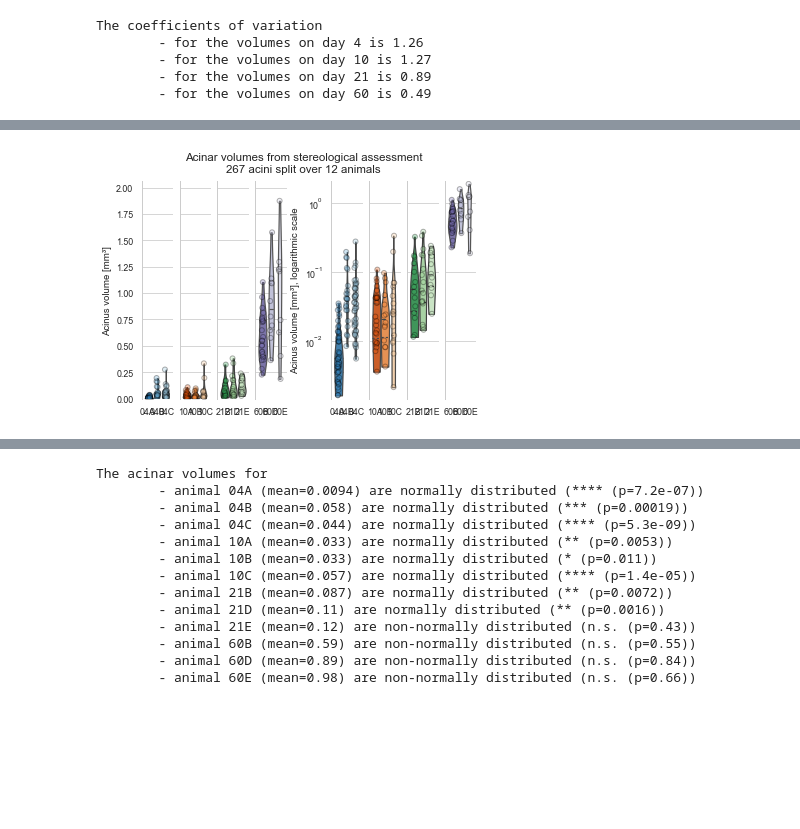
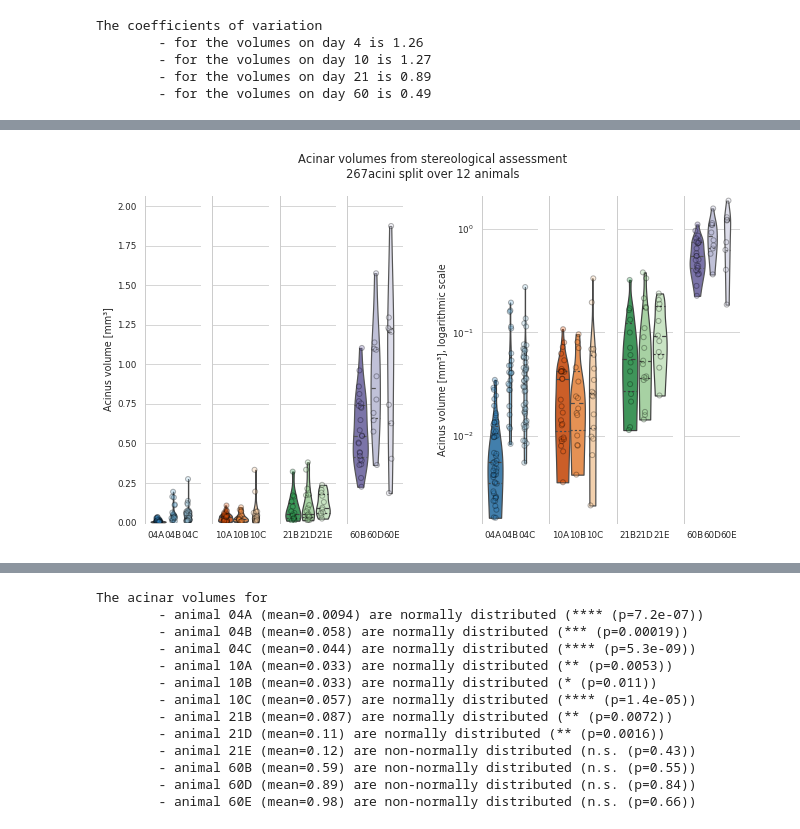
Before and after one commit to habi/acinar-analysis, a Jupyter notebook: Analysis.ipynb, the cells around one changed output, grey strips where cells are left out. Cells and saved outputs as stored; diff of their text form; code cells hidden in the pictures; blank space fills up the shorter version.

```diff
--- a/Analysis.ipynb
+++ b/Analysis.ipynb
@@ -28,10 +25,15 @@ seaborn.set_context("paper")
 # %%
 # Display all images in b&w and with no interpolation
 plt.rc('image', cmap='gray', interpolation='none')
+# Size up figures a bit
+plt.rcParams['figure.figsize'] = (16 / 1.5, 9 / 1.5)
 # Save (PNG) images with a higher DPI, since Authorea cannot import PDFs...
 plt.rcParams['savefig.dpi'] = 300
 # Despine all the plots (nearly equal to "seaborn.despine(offset=10, trim=True, bottom=True)")
-plt.rc("axes.spines", top=False, right=False, bottom=False)
+plt.rc("axes.spines",
+       top=False,
+       right=False,
+       bottom=False)
 # %% [markdown]
 Define us some functions.
 # %%
@@ -360,7 +362,8 @@ print('a significance of %s.' % significance(p_value))
 A T-test of day 60C against the others gives a difference with a significance of **** (p=8.1e-06).
 # %%
 # Based on the statiscial reasoning above, we can thus drop day 60C
-Data.drop(Data[Data['Animal'] == '60C'].index, inplace=True)
+Data.drop(Data[Data['Animal'] == '60C'].index,
+          inplace=True)
 print('After dropping day 60C, we have %s acini in our analysis' % len(Data))
 # %% [output]
 After dropping day 60C, we have 267 acini in our analysis
@@ -465,6 +487,5 @@ plt.show()
 # %%
 # Let's look at the counts from Eveline
-# As per request of Johannes we show both the linear and logarithmic plot side by side
 for c, d in enumerate(sorted(pandas.unique(Data.Day))):
     plt.subplot(1, 2* len(pandas.unique(Data.Day)) + 1, c + 1)
     bxplt = seaborn.violinplot(data=Data.loc[Data.Day == d], x='Day', y='Counts_Eveline',
@@ -511,10 +532,9 @@ for c, d in enumerate(sorted(pandas.unique(Data.Day))):
         plt.ylabel('')
         plt.gca().set_yticklabels([])
     else:
-        plt.ylabel('Number of alveoli per acinus, logarithmic scale')
-plt.suptitle('Entrance ring counts\n%s acini split over %s animals' % (len(Data),
-                                                                       len(pandas.unique(Data.Animal))))
-# seaborn.despine(offset=10, trim=True, bottom=True)
+        plt.ylabel('Number of alveoli per acinus,\nlogarithmic scale')
+plt.suptitle('Entrance ring counts\n%s acini from %s animals' % (len(Data),
+                                                                 len(pandas.unique(Data.Animal))))
 plt.savefig(os.path.join(OutputDir, 'Fig02-entrance-ring-count.png'))
 plt.show()
 # %% [output]
@@ -909,50 +1034,75 @@ Saved the volume data to Output\99f7056\authorea_volumes.csv
 # %%
 for c, d in enumerate(sorted(pandas.unique(Data.Day))):
     plt.subplot(1, 2 * len(pandas.unique(Data.Day)) + 1, c + 1)
-    bxplt = seaborn.violinplot(data=Data.loc[Data.Day == d], x='Day', y='Volume_Acinus_STEPanizer',
+    bxplt = seaborn.violinplot(data=Data.loc[Data.Day == d],
+                               x='Day',
+                               y='Volume_Acinus_STEPanizer',
                                hue='Animal',
                                hue_order=sorted(pandas.unique(Data.loc[Data.Day == d]['Animal'])),
-                               palette=ourpalette, cut=0, inner='quartiles')
-    swrmplt = seaborn.stripplot(data=Data.loc[Data.Day == d], x='Day', y='Volume_Acinus_STEPanizer', hue='Animal', jitter=True,
+                               palette=ourpalette,
+                               cut=0,
+                               inner='quartiles')
+    swrmplt = seaborn.stripplot(data=Data.loc[Data.Day == d],
+                                x='Day',
+                                y='Volume_Acinus_STEPanizer',
+                                hue='Animal',
+                                jitter=True,
                                 hue_order=sorted(pandas.unique(Data.loc[Data.Day == d]['Animal'])),
-                                dodge=True, linewidth=1,
-                                palette=ourpalette, edgecolor='k', alpha=0.309)
+                                dodge=True,
+                                linewidth=1,
+                                palette=ourpalette,
+                                edgecolor='k',
+                                alpha=0.309)
     plt.gca().get_legend().remove()
     plt.ylim([0, 1.1 * Data.Volume_Acinus_STEPanizer.max()])
-    plt.xticks(numpy.arange(-0.3, 0.6, 0.3), sorted(Data[Data.Day==d].Animal.unique()))
+    plt.xticks(numpy.arange(-0.3, 0.6, 0.3),
+               sorted(Data[Data.Day==d].Animal.unique()))
     plt.xlabel('')
     if c:
         plt.ylabel('')
         plt.gca().set_yticklabels([])
     else:
         plt.ylabel('Acinus volume [mm³]')
     plt.subplot(1, 2 * len(pandas.unique(Data.Day)) + 1, len(pandas.unique(Data.Day)) + c + 2)
-    bxplt = seaborn.violinplot(data=Data.loc[Data.Day == d], x='Day', y='Volume_Acinus_STEPanizer',
+    bxplt = seaborn.violinplot(data=Data.loc[Data.Day == d],
+                               x='Day',
+                               y='Volume_Acinus_STEPanizer',
                                hue='Animal',
                                hue_order=sorted(pandas.unique(Data.loc[Data.Day == d]['Animal'])),
-                               palette=ourpalette, cut=0, inner='quartiles')
-    swrmplt = seaborn.stripplot(data=Data.loc[Data.Day == d], x='Day', y='Volume_Acinus_STEPanizer', hue='Animal', jitter=True,
+                               palette=ourpalette,
+                               cut=0,
+                               inner='quartiles')
+    swrmplt = seaborn.stripplot(data=Data.loc[Data.Day == d],
+                                x='Day',
+                                y='Volume_Acinus_STEPanizer',
+                                hue='Animal',
+                                jitter=True,
                                 hue_order=sorted(pandas.unique(Data.loc[Data.Day == d]['Animal'])),
-                                dodge=True, linewidth=1,
-                                palette=ourpalette, edgecolor='k', alpha=0.309)
+                                dodge=True,
+                                linewidth=1,
+                                palette=ourpalette,
+                                edgecolor='k',
+                                alpha=0.309)
     plt.gca().get_legend().remove()
     plt.ylim([numpy.min(Data.Volume_Acinus_STEPanizer.min()) * 0.9,
               numpy.max(Data.Volume_Acinus_STEPanizer.max()) * 1.1])
     plt.gca().set_yscale('log')
-    plt.xticks(numpy.arange(-0.3, 0.6, 0.3), sorted(Data[Data.Day==d].Animal.unique()))
+    plt.xticks(numpy.arange(-0.3, 0.6, 0.3),
+               sorted(Data[Data.Day==d].Animal.unique()))
     plt.xlabel('')
     if c:
         plt.ylabel('')
         plt.gca().set_yticklabels([])
     else:
         plt.ylabel('Acinus volume [mm³], logarithmic scale')
-plt.suptitle('Acinar volumes from stereological assessment\n%s acini split over %s animals' % (len(Data),
-                                                                                               len(pandas.unique(Data.Animal))))
-# seaborn.despine(offset=10, trim=True, bottom=True)
-plt.savefig(os.path.join(OutputDir, 'Fig03-volumes-disector.png'))
+plt.suptitle('Acinar volumes from stereological assessment\n%s '
+             'acini split over %s animals' % (len(Data),
+                                              len(pandas.unique(Data.Animal))))
+plt.savefig(os.path.join(OutputDir,
+                         'Fig03-volumes-disector.png'))
 plt.show()
 # %% [output]
-[figure, old version]
+[figure, new version]
 # %%
 Data['Volume_Acinus_STEPanizer_normalized'] = numpy.nan
 for c, row in Data.iterrows():
```
Also changed, not shown: parts of 46 cells of this notebook.
